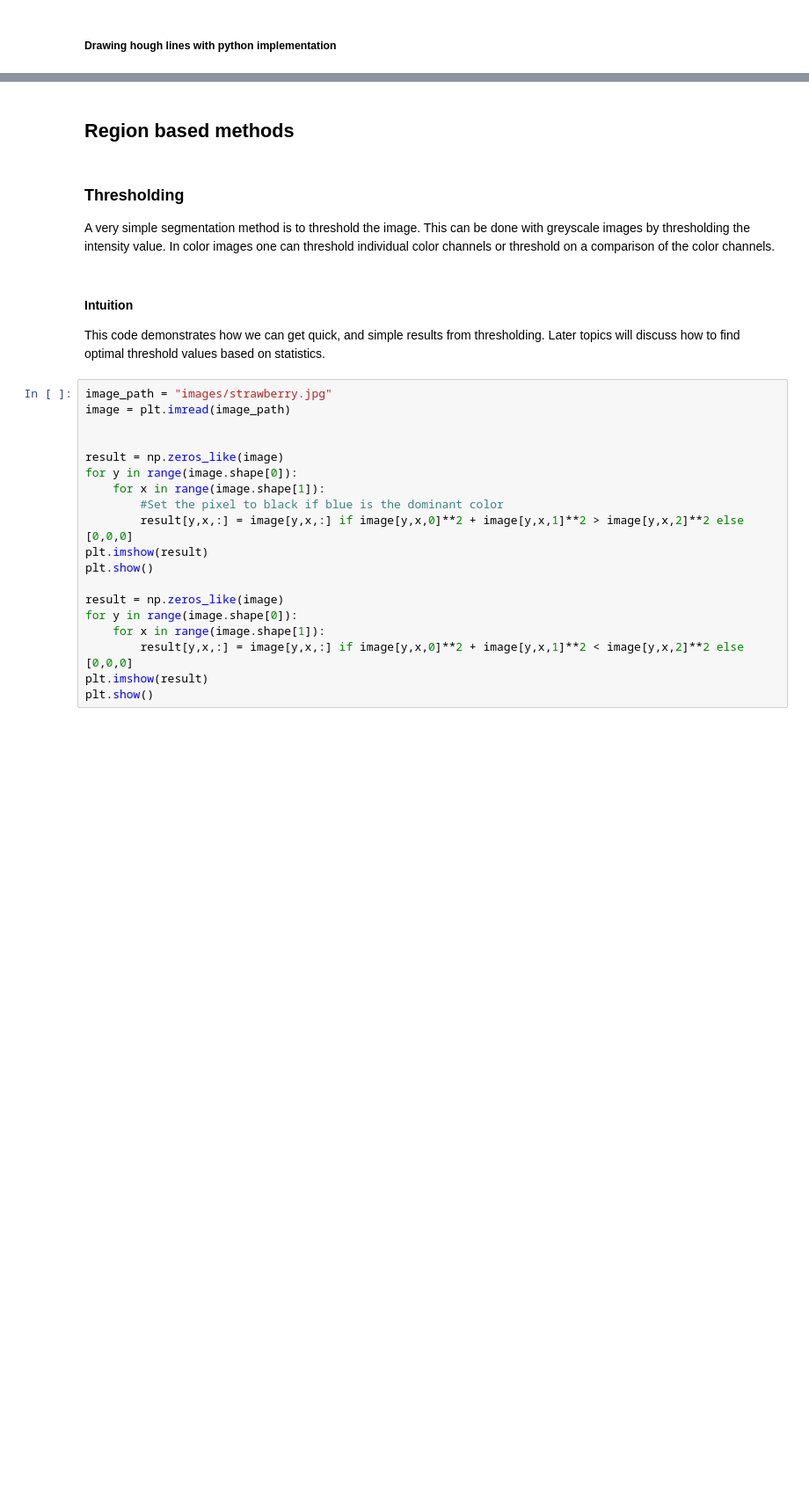
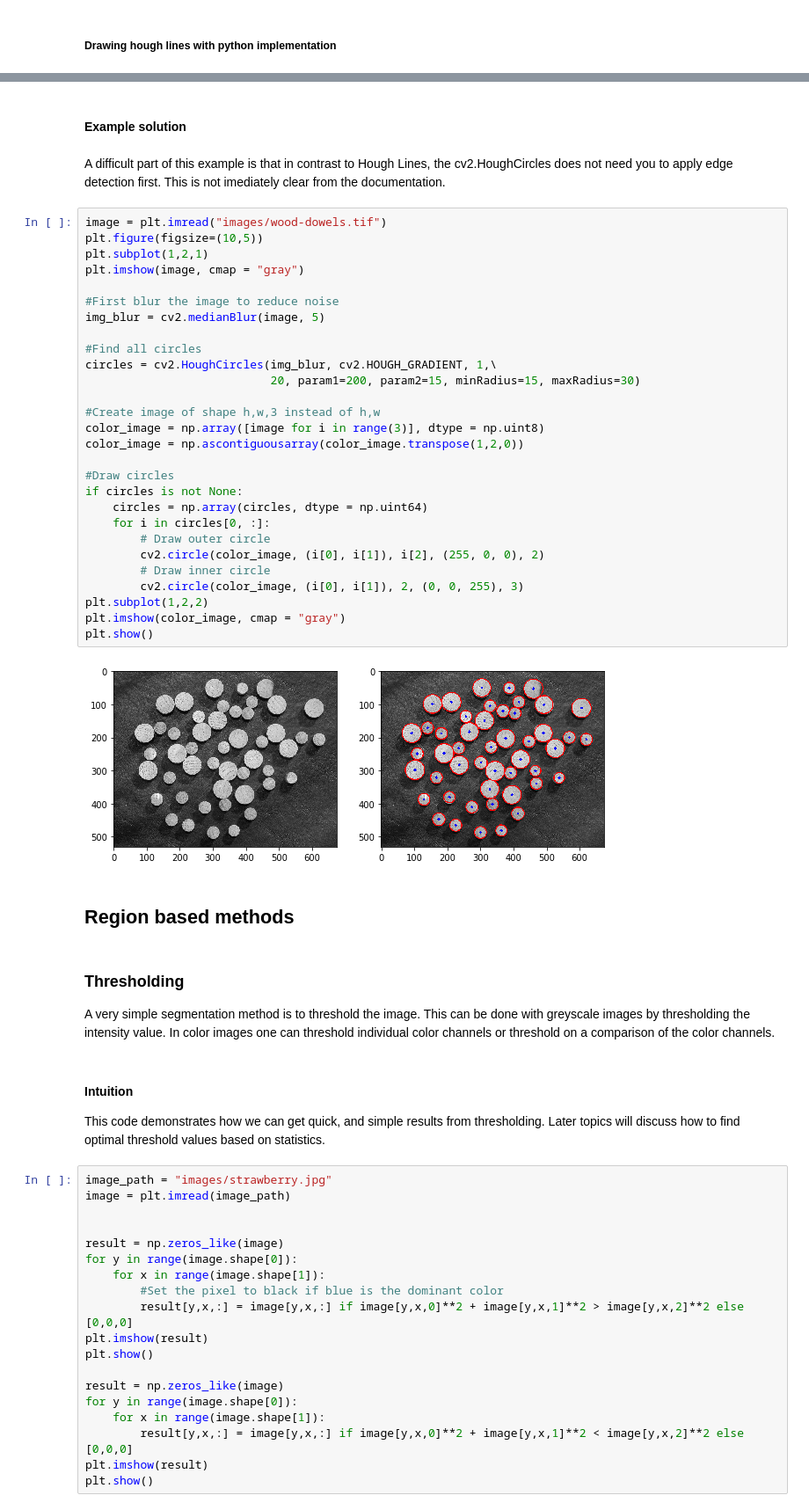
Before and after one commit to ErlingLie/TDT4195-Material, a Jupyter notebook: Segmentation.ipynb, the cells around one changed output, grey strips where cells are left out. Shown at 88% size. Cells and saved outputs as stored; diff of their text form; blank space fills up the shorter version.

```diff
--- a/Segmentation.ipynb
+++ b/Segmentation.ipynb
@@ -220,3 +235,37 @@ plt.show()
+# %% [markdown]
+#### Example solution
+# %% [markdown]
+A difficult part of this example is that in contrast to Hough Lines, the cv2.HoughCircles does not need you to apply edge detection first. This is not imediately clear from the documentation.
+# %%
+image = plt.imread("images/wood-dowels.tif")
+plt.figure(figsize=(10,5))
+plt.subplot(1,2,1)
+plt.imshow(image, cmap = "gray")
+
+#First blur the image to reduce noise
+img_blur = cv2.medianBlur(image, 5)
+
+#Find all circles
+circles = cv2.HoughCircles(img_blur, cv2.HOUGH_GRADIENT, 1,\
+                           20, param1=200, param2=15, minRadius=15, maxRadius=30)
+
+#Create image of shape h,w,3 instead of h,w
+color_image = np.array([image for i in range(3)], dtype = np.uint8)
+color_image = np.ascontiguousarray(color_image.transpose(1,2,0))
+
+#Draw circles
+if circles is not None:
+    circles = np.array(circles, dtype = np.uint64)
+    for i in circles[0, :]:
+        # Draw outer circle
+        cv2.circle(color_image, (i[0], i[1]), i[2], (255, 0, 0), 2)
+        # Draw inner circle
+        cv2.circle(color_image, (i[0], i[1]), 2, (0, 0, 255), 3)
+plt.subplot(1,2,2)
+plt.imshow(color_image, cmap = "gray")
+plt.show()
+# %% [output]
+[figure, added]
 # %% [markdown]
 ## Region based methods
 # %% [markdown]
```
Also changed, not shown: parts of 11 cells of this notebook, 1 other file.
